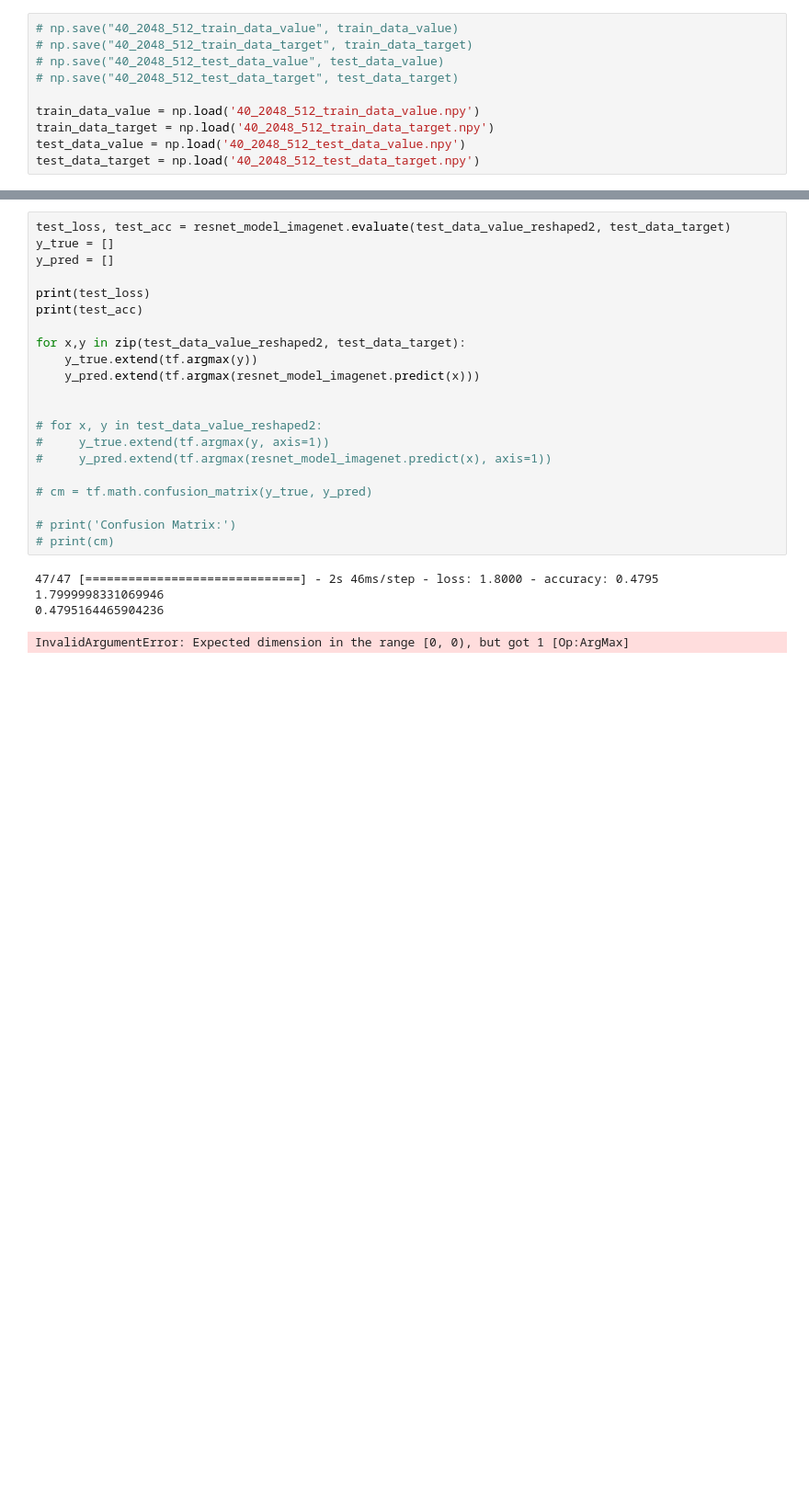
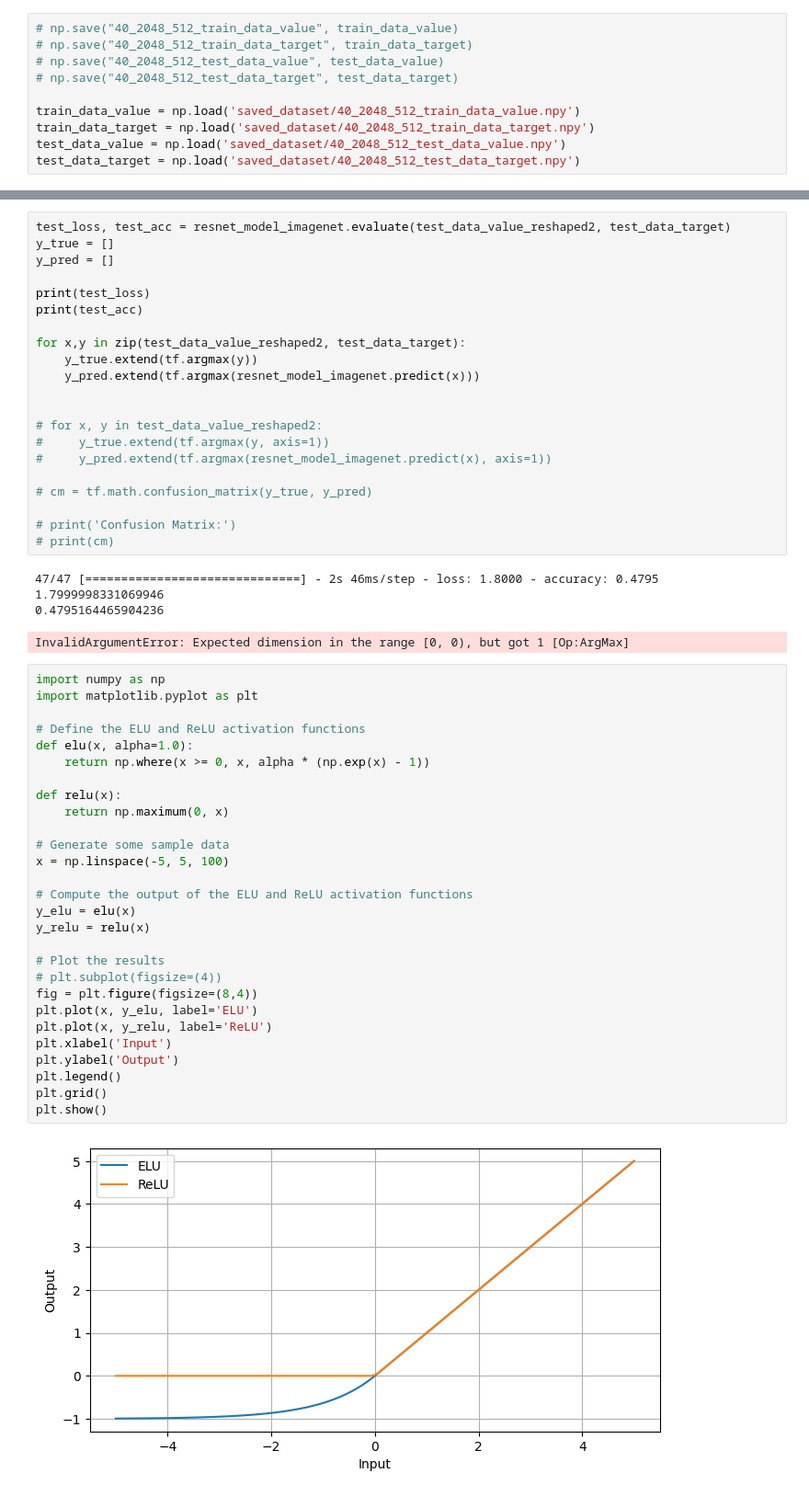
Before and after one commit to billharit/TA_SpeechEmotionRecognition, a Jupyter notebook: playground.ipynb, the cells around one changed output, grey strips where cells are left out. Shown at 92% size. Drawn from its saved outputs; the diff is of its cells as text; blank space fills up the shorter version.

```diff
--- a/playground.ipynb
+++ b/playground.ipynb
@@ -35,9 +35,9 @@ Test Size:1200
 # np.save("40_2048_512_test_data_value", test_data_value)
 # np.save("40_2048_512_test_data_target", test_data_target)
 
-train_data_value = np.load('40_2048_512_train_data_value.npy')
-train_data_target = np.load('40_2048_512_train_data_target.npy')
-test_data_value = np.load('40_2048_512_test_data_value.npy')
-test_data_target = np.load('40_2048_512_test_data_target.npy')
+train_data_value = np.load('saved_dataset/40_2048_512_train_data_value.npy')
+train_data_target = np.load('saved_dataset/40_2048_512_train_data_target.npy')
+test_data_value = np.load('saved_dataset/40_2048_512_test_data_value.npy')
+test_data_target = np.load('saved_dataset/40_2048_512_test_data_target.npy')
 # %%
 os.environ['CUDA_VISIBLE_DEVICES'] = '0'
@@ -413,3 +437,33 @@ for x,y in zip(test_data_value_reshaped2, test_data_target):
 1.7999998331069946
 0.4795164465904236
 InvalidArgumentError: Expected dimension in the range [0, 0), but got 1 [Op:ArgMax]
+# %%
+import numpy as np
+import matplotlib.pyplot as plt
+
+# Define the ELU and ReLU activation functions
+def elu(x, alpha=1.0):
+    return np.where(x >= 0, x, alpha * (np.exp(x) - 1))
+
+def relu(x):
+    return np.maximum(0, x)
+
+# Generate some sample data
+x = np.linspace(-5, 5, 100)
+
+# Compute the output of the ELU and ReLU activation functions
+y_elu = elu(x)
+y_relu = relu(x)
+
+# Plot the results
+# plt.subplot(figsize=(4))
+fig = plt.figure(figsize=(8,4))
+plt.plot(x, y_elu, label='ELU')
+plt.plot(x, y_relu, label='ReLU')
+plt.xlabel('Input')
+plt.ylabel('Output')
+plt.legend()
+plt.grid()
+plt.show()
+# %% [output]
+[figure, added]
```
Also changed, not shown: parts of 3 cells of this notebook, 28 other files.
